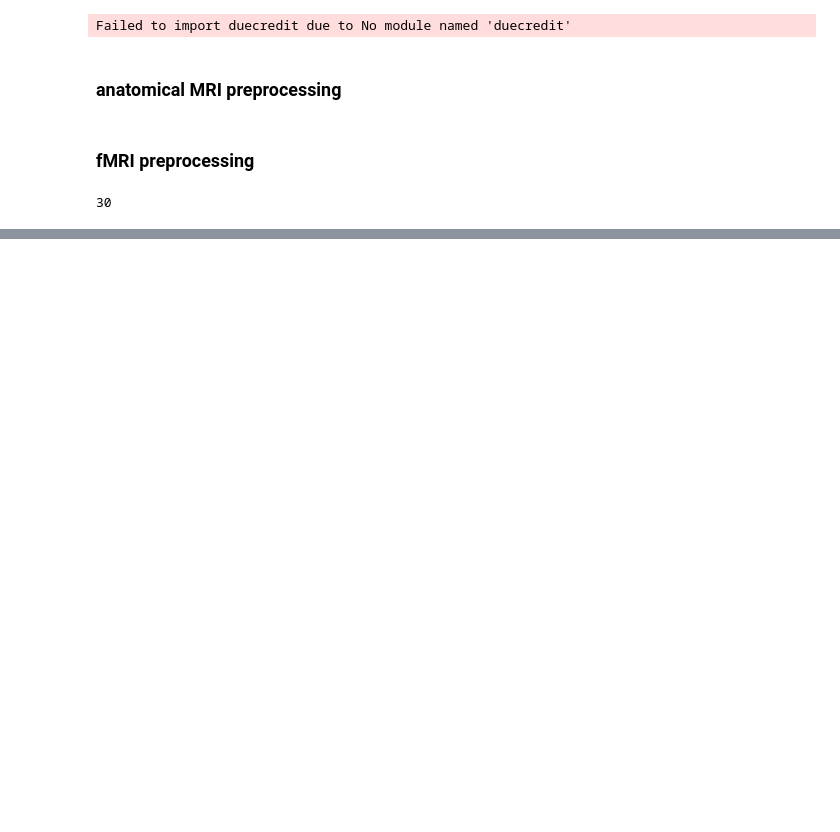
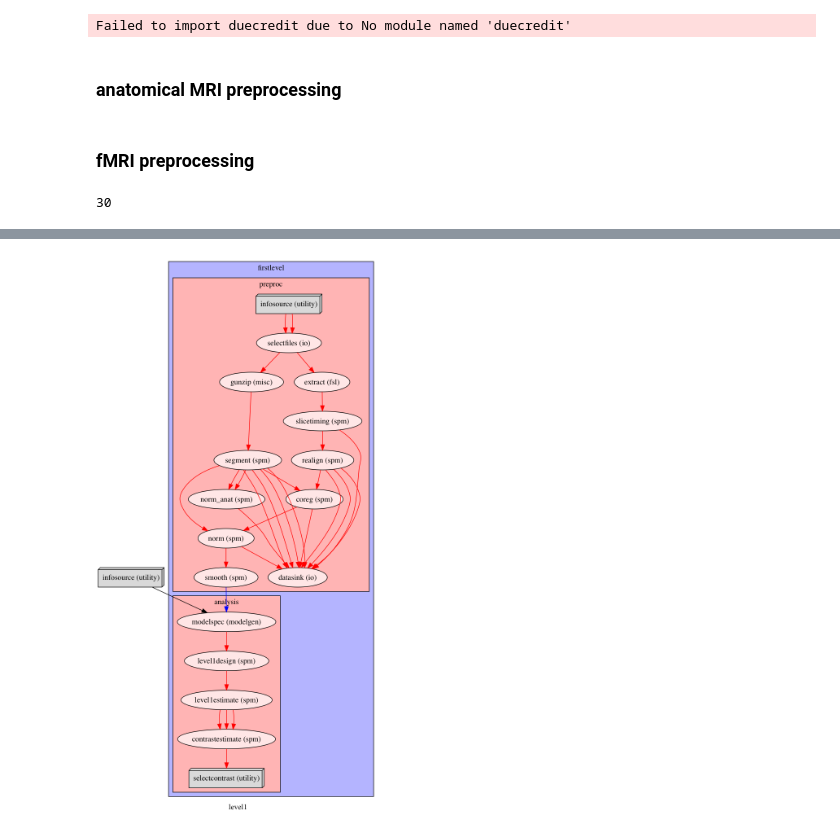
Before and after one commit to cmaumet/fmri_example_pipelines, a Jupyter notebook: scripts/nipype_ex.ipynb, the cells around one changed output, grey strips where cells are left out. Drawn from its saved outputs; the diff is of its cells as text; code cells hidden in the pictures; blank space fills up the shorter version.

```diff
--- a/scripts/nipype_ex.ipynb
+++ b/scripts/nipype_ex.ipynb
@@ -207,0 +276,2 @@ preproc.run('MultiProc', plugin_args={'n_procs': 1})
+# %%
+l1pipeline.run('MultiProc', plugin_args={'n_procs': 1})
@@ -207,0 +297,19 @@ preproc.run('MultiProc', plugin_args={'n_procs': 1})
+# %%
+def subjectinfo(subject_id):
+    from nipype.interfaces.base import Bunch
+    from copy import deepcopy
+    print("Subject ID: %s\n" % str(subject_id))
+    output = []
+    cond_names = ['finger'] # TODO load from params
+    for r in range(4):
+        onsets = [list(range(10, 430, 90))] # TODO load from params
+        output.insert(r,
+                      Bunch(conditions=names,
+                            onsets=deepcopy(onsets),
+                            durations=[[15] for s in names], # TODO load from params
+                            amplitudes=None,
+                            tmod=None,
+                            pmod=None,
+                            regressor_names=None,
+                            regressors=None))
+    return output
@@ -207,0 +349,15 @@ preproc.run('MultiProc', plugin_args={'n_procs': 1})
+# %%
+level1 = pe.Workflow(name="level1")
+level1.base_dir = os.path.abspath(base_output)
+
+level1.connect([
+                (infosource, l1pipeline, [(('subject_id', subjectinfo),
+                                           'analysis.modelspec.subject_info')]),
+                ])
+
+level1.write_graph(graph2use='colored', format='png', simple_form=True)
+
+# Visualize the graph
+from IPython.display import Image
+Image(filename=os.path.join(level1.base_dir, 'level1', 'graph.png'))
+# %% [output]
@@ -207,0 +366 @@ preproc.run('MultiProc', plugin_args={'n_procs': 1})
+[figure, added]
```
Also changed, not shown: parts of 10 cells of this notebook.
